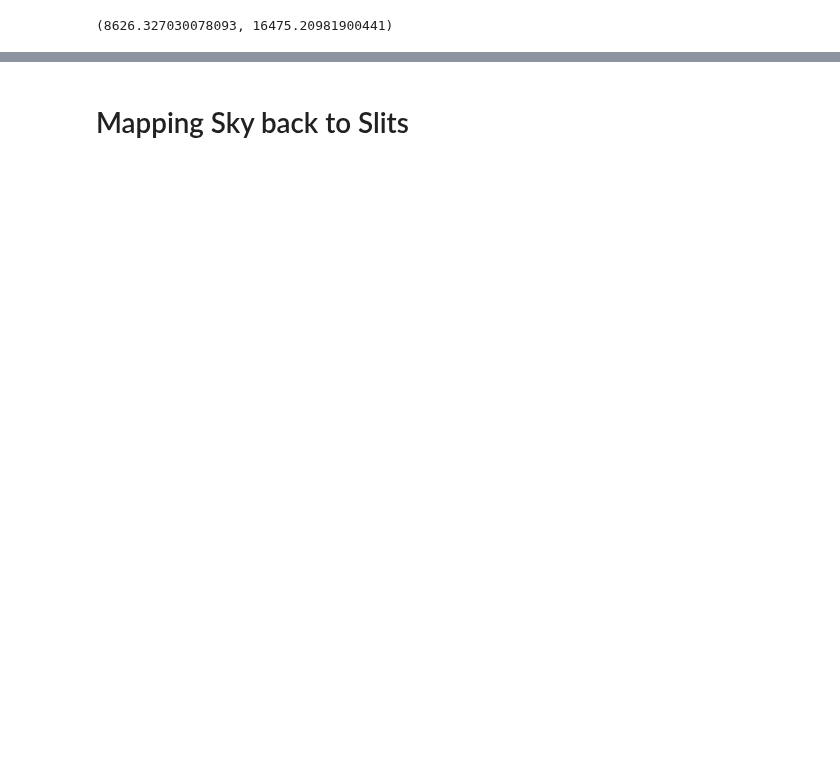
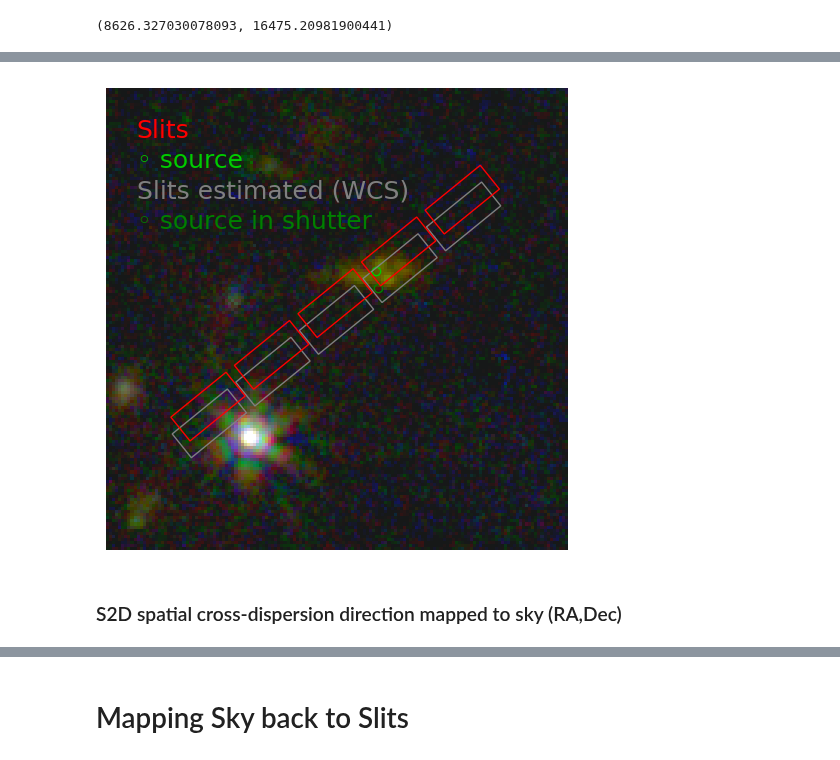
Before and after one commit to dancoe/NIRSpec, a Jupyter notebook: NIRSpec MOS slits to sky.ipynb, the cells around one changed output, grey strips where cells are left out. Drawn from its saved outputs; the diff is of its cells as text; code cells hidden in the pictures; blank space fills up the shorter version.

Commit message:
added S2D & X1D, offset, S2D (RA,Dec), more sources

```diff
--- a/NIRSpec MOS slits to sky.ipynb
+++ b/NIRSpec MOS slits to sky.ipynb
@@ -246,6 +270,7 @@ using [NIRCam images in the DAWN JWST Archive (DJA)](https://dawn-cph.github.io/
 
 Alternatively, you can show a single filter image in grayscale
 # %%
-fits_image_file = glob('/Users/dcoe/SMACS0723/dja/v7/images/20mas/*.fits')[0]  # DJA image reduction
+#fits_image_file = glob('/Users/dcoe/SMACS0723/dja/v7/images/20mas/*.fits')[0]  # DJA image reduction
+fits_image_file = glob('smacs0723*f200w*.fits')[0]  # DJA image reduction
 fits_image_file  # for RA, Dec -> x, y
 # %% [output]
@@ -426,0 +448,42 @@ plt.show()
+# %%
+wcs_slit_color = 'gray'
+wcs_source_color = 'g'
+# %%
+fig, ax = plt.subplots(1, 1, figsize=(9.5, 6))
+
+if showing_color_image:
+    ax.imshow(NIRCam_image[slices], extent=extent, origin='lower')
+else:
+    norm = simple_norm(NIRCam_image[slices], 'asinh', percent=99)
+    ax.imshow(NIRCam_image[slices], extent=extent, origin='lower', cmap='gray', norm=norm)
+
+plt.plot(estimated_source_x, estimated_source_y, 'o', mec=wcs_source_color, mfc='None')
+plt.plot(          source_x,           source_y, 'o', mec=source_color,     mfc='None')
+
+for i in range(len(source_shutter_table)):
+    # slit coordinates from WCS transform
+    slitlet_ra, slitlet_dec, zero = slit_to_sky(open_slit_x_corners + dx_slit[i], open_slit_y_corners + dy_slit[i], 0)
+    slit_coordinates = SkyCoord(ra=slitlet_ra*u.deg, dec=slitlet_dec*u.deg)
+    wcs_slit_x, wcs_slit_y = image_wcs.world_to_pixel(slit_coordinates)
+    wcs_slit_xy = np.array([wcs_slit_x, wcs_slit_y]).T
+    patch = matplotlib.patches.Polygon(wcs_slit_xy, fc='None', ec=wcs_slit_color, alpha=1, zorder=100)
+    ax.add_patch(patch)
+
+    # Correction
+    slit_x = wcs_slit_x - dx_obs
+    slit_y = wcs_slit_y - dy_obs
+    slit_xy = np.array([slit_x, slit_y]).T
+    patch = matplotlib.patches.Polygon(slit_xy, fc='None', ec=slit_color, alpha=1, zorder=100)
+    ax.add_patch(patch)
+
+plt.text(xlo+10, yhi-10, 'Slits',                 color=slit_color,       va='top', fontsize=18)
+plt.text(xlo+10, yhi-20, '◦ source',              color=source_color,     va='top', fontsize=18)
+plt.text(xlo+10, yhi-30, 'Slits estimated (WCS)', color=wcs_slit_color,   va='top', fontsize=18)
+plt.text(xlo+10, yhi-40, '◦ source in shutter',   color=wcs_source_color, va='top', fontsize=18)
+
+ax.axis('off')  # hide the axis coordinates, ticks, and labels
+plt.show()
+# %% [output]
+[figure, added]
+# %% [markdown]
+### S2D spatial cross-dispersion direction mapped to sky (RA,Dec)
```
Also changed, not shown: parts of 57 cells of this notebook.
